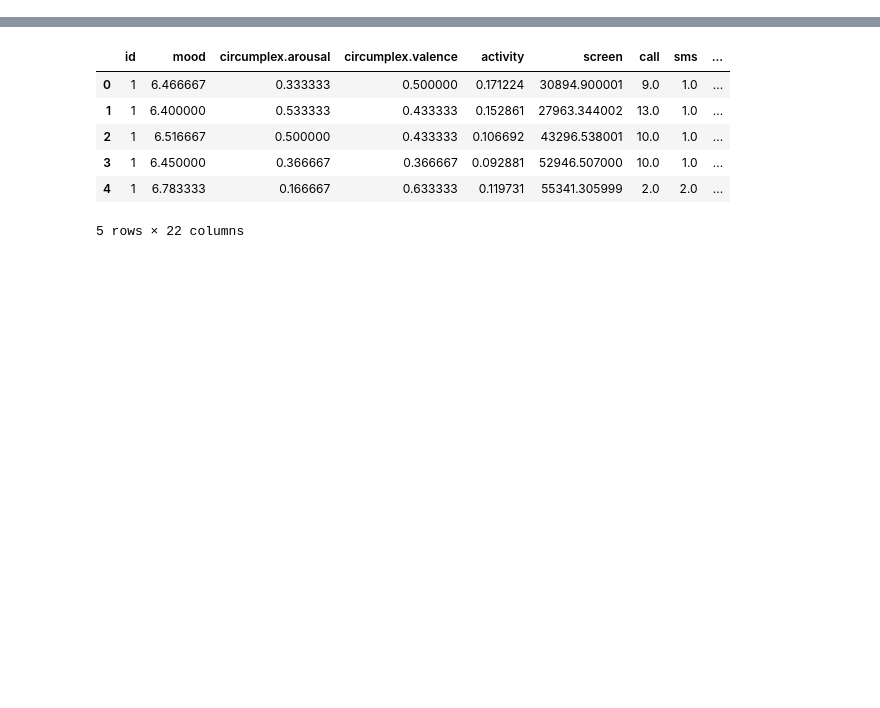
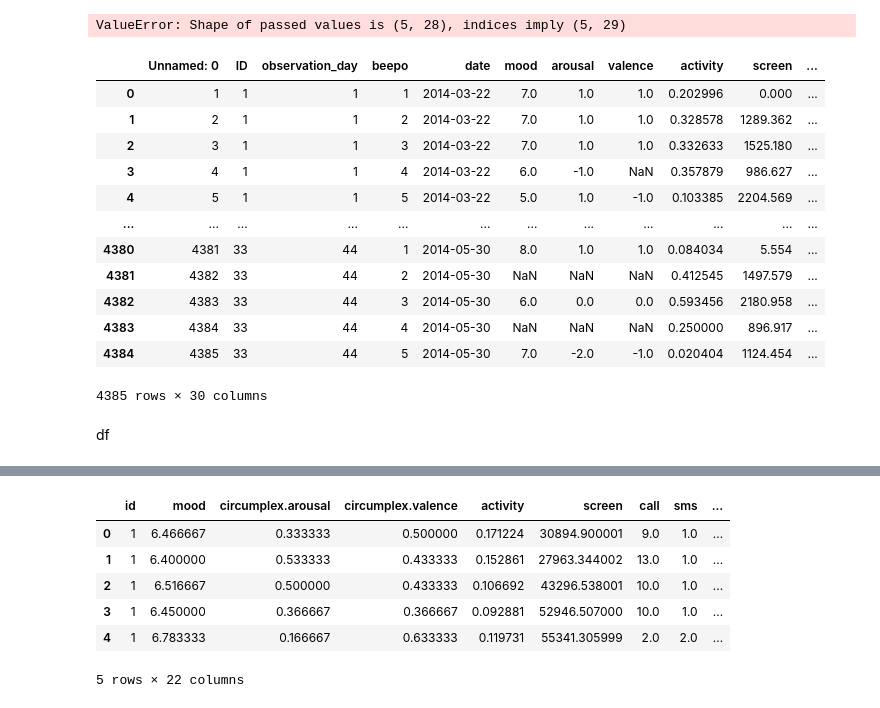
Before and after one commit to ardaergin/DMT, a Jupyter notebook: task_2_arda.ipynb, the cells around one changed output, grey strips where cells are left out. Saved outputs shown, nothing was run; the diff lists cells and outputs as text; code cells hidden in the pictures; blank space fills up the shorter version.

```diff
--- a/task_2_arda.ipynb
+++ b/task_2_arda.ipynb
@@ -0,0 +30,5 @@
+# %%
+df = pd.read_csv(
+    'data/data_2_TRAIN_ID_aggregated_beep.csv',
+    index_col=0)
+df = df.drop("date", axis=1)
@@ -1 +136,46 @@
+# %%
+imputed_df = impute_and_update_by_id(df, 'ID', 'observation_day', max_iter=10)
+# %% [output]
+ValueError: Shape of passed values is (5, 28), indices imply (5, 29)
+# %%
+imputed_df_valence = impute_and_update_by_id(imputed_df_activity, 'ID', 'valence', max_iter=10)
+imputed_df_arousal = impute_and_update_by_id(imputed_df_valence, 'ID', 'arousal', max_iter=10)
+imputed_df = impute_and_update_by_id(imputed_df_arousal, 'ID', 'mood', max_iter=10)
+# %%
+def impute_and_update_by_id(df, id_col, target_col, max_iter):
+    # Copy the DataFrame to avoid altering the original data outside the function
+    updated_df = df.copy()
+
+    # Loop through each unique ID in the dataset
+    for group_id, group_data in updated_df.groupby(id_col):
+        # Check if there are any NaNs in the target column for the current group
+        if group_data[target_col].isna().any():
+            # Initialize the imputer with max_iter and random_state
+            imputer = IterativeImputer(max_iter=max_iter, random_state=0)
+
+            # Apply imputation within this specific group
+            columns = group_data.columns
+            imputed_data = imputer.fit_transform(group_data)
+            imputed_df = pd.DataFrame(imputed_data, index=group_data.index, columns=columns)
+
+            # Update the original DataFrame with imputed values in the target column
+            updated_df.loc[group_data.index, target_col] = imputed_df[target_col]
+
+    return updated_df
+# %% [output]
+|  | Unnamed: 0 | ID | observation_day | beepo | date | mood | arousal | valence | activity | screen | ... |
+| 0 | 1 | 1 | 1 | 1 | 2014-03-22 | 7.0 | 1.0 | 1.0 | 0.202996 | 0.000 | ... |
+| 1 | 2 | 1 | 1 | 2 | 2014-03-22 | 7.0 | 1.0 | 1.0 | 0.328578 | 1289.362 | ... |
+| 2 | 3 | 1 | 1 | 3 | 2014-03-22 | 7.0 | 1.0 | 1.0 | 0.332633 | 1525.180 | ... |
+| 3 | 4 | 1 | 1 | 4 | 2014-03-22 | 6.0 | -1.0 | NaN | 0.357879 | 986.627 | ... |
+| 4 | 5 | 1 | 1 | 5 | 2014-03-22 | 5.0 | 1.0 | -1.0 | 0.103385 | 2204.569 | ... |
+| ... | ... | ... | ... | ... | ... | ... | ... | ... | ... | ... | ... |
+| 4380 | 4381 | 33 | 44 | 1 | 2014-05-30 | 8.0 | 1.0 | 1.0 | 0.084034 | 5.554 | ... |
+| 4381 | 4382 | 33 | 44 | 2 | 2014-05-30 | NaN | NaN | NaN | 0.412545 | 1497.579 | ... |
+| 4382 | 4383 | 33 | 44 | 3 | 2014-05-30 | 6.0 | 0.0 | 0.0 | 0.593456 | 2180.958 | ... |
+| 4383 | 4384 | 33 | 44 | 4 | 2014-05-30 | NaN | NaN | NaN | 0.250000 | 896.917 | ... |
+| 4384 | 4385 | 33 | 44 | 5 | 2014-05-30 | 7.0 | -2.0 | -1.0 | 0.020404 | 1124.454 | ... |
+4385 rows × 30 columns
+# %% [markdown]
+df
 # %%
```
Also changed, not shown: parts of 9 cells of this notebook, 1 other file.
